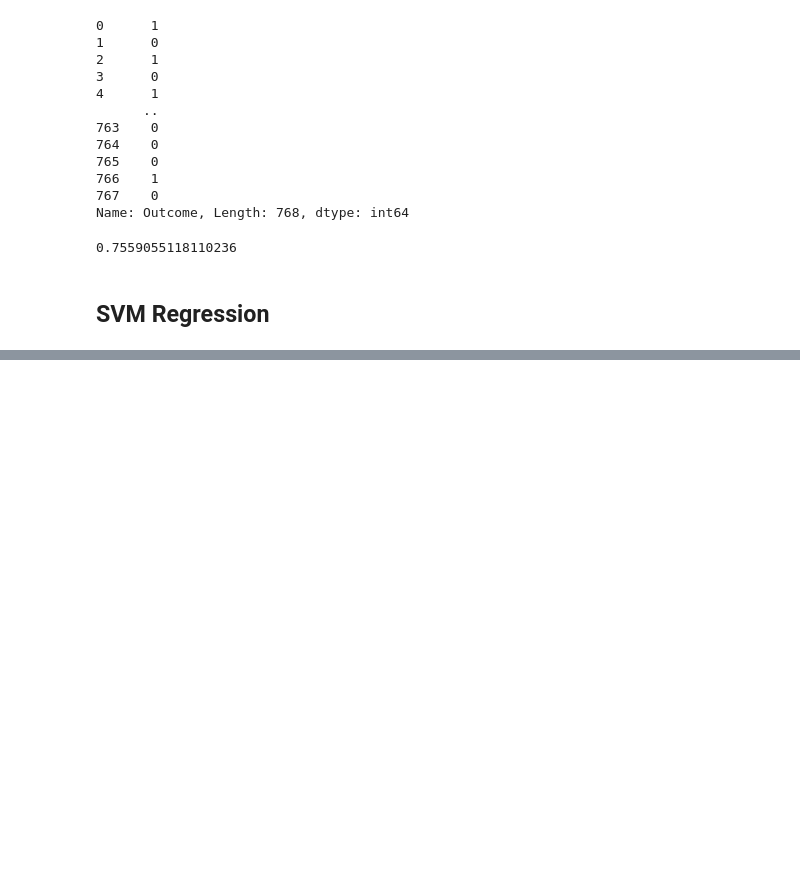
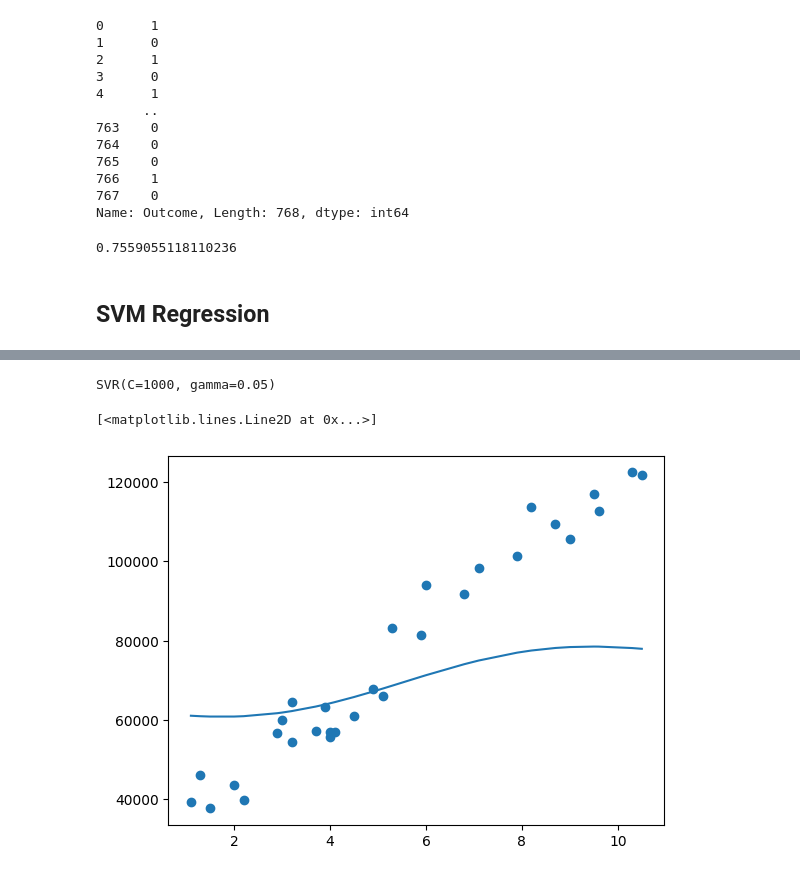
Before and after one commit to Anjasfedo/Dicoding-ML-Pemula, a Jupyter notebook: dicoding_ML_Pemula.ipynb, the cells around one changed output, grey strips where cells are left out. Drawn from its saved outputs; the diff is of its cells as text; code cells hidden in the pictures; blank space fills up the shorter version.

```diff
--- a/dicoding_ML_Pemula.ipynb
+++ b/dicoding_ML_Pemula.ipynb
@@ -483,3 +483,9 @@ clf.score(X_test, y_test)
 0.7559055118110236
 # %% [markdown]
 ## SVM Regression
+# %%
+import pandas as pd
+
+df = pd.read_csv("Salary_Data.csv")
+
+df.head()
@@ -485,0 +499,8 @@ clf.score(X_test, y_test)
+# %%
+import numpy as np
+
+X = df["YearsExperience"]
+y = df["Salary"]
+
+X = np.array(X)
+X = X[:, np.newaxis]
@@ -485,0 +511,15 @@ clf.score(X_test, y_test)
+# %%
+from sklearn.svm import SVR
+
+model_svr = SVR(C=1000, gamma=0.05, kernel="rbf")
+model_svr.fit(X, y)
+# %% [output]
+SVR(C=1000, gamma=0.05)
+# %%
+import matplotlib.pyplot as plt
+
+plt.scatter(X, y)
+plt.plot(X, model_svr.predict(X))
+# %% [output]
+[<matplotlib.lines.Line2D at 0x...>]
+[figure, added]
```
Also changed, not shown: parts of 2 cells of this notebook.
